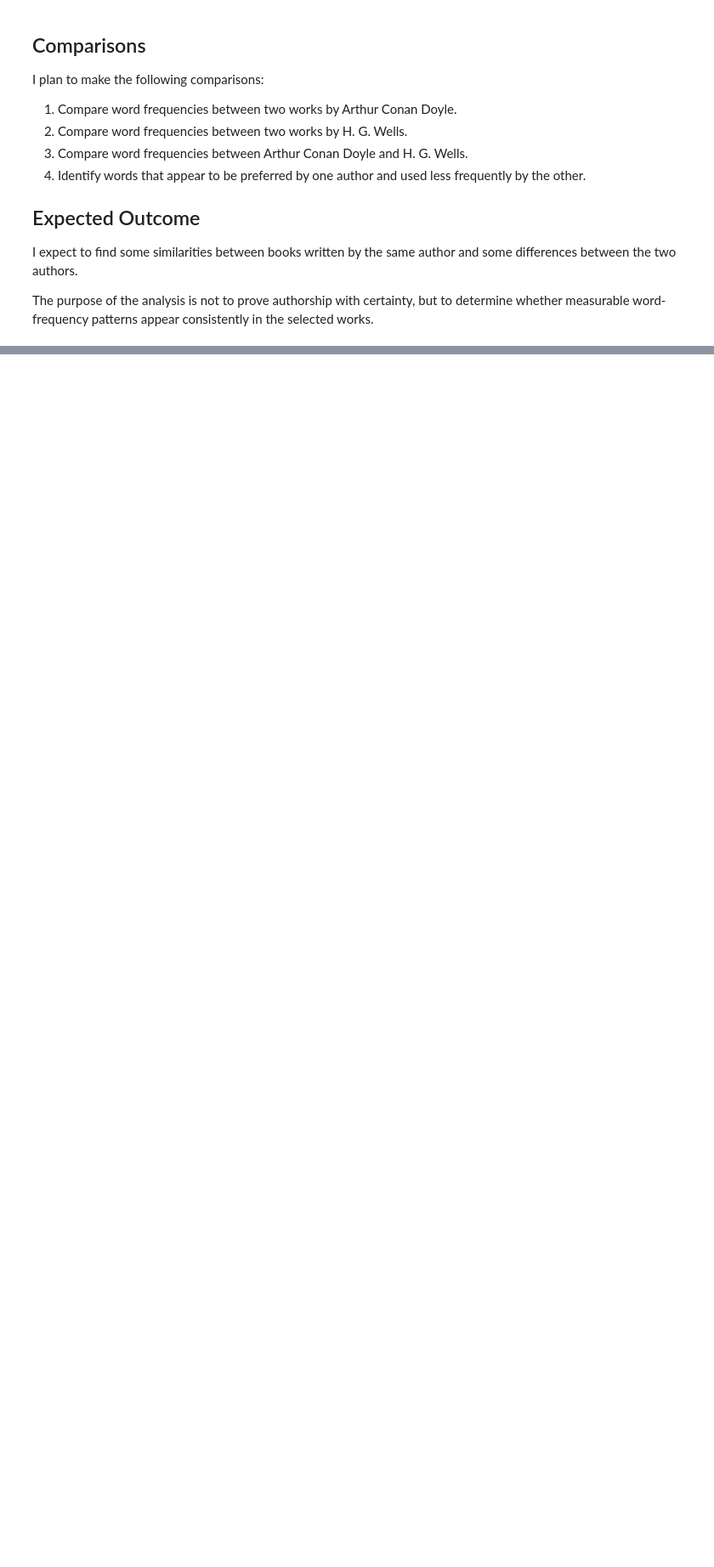
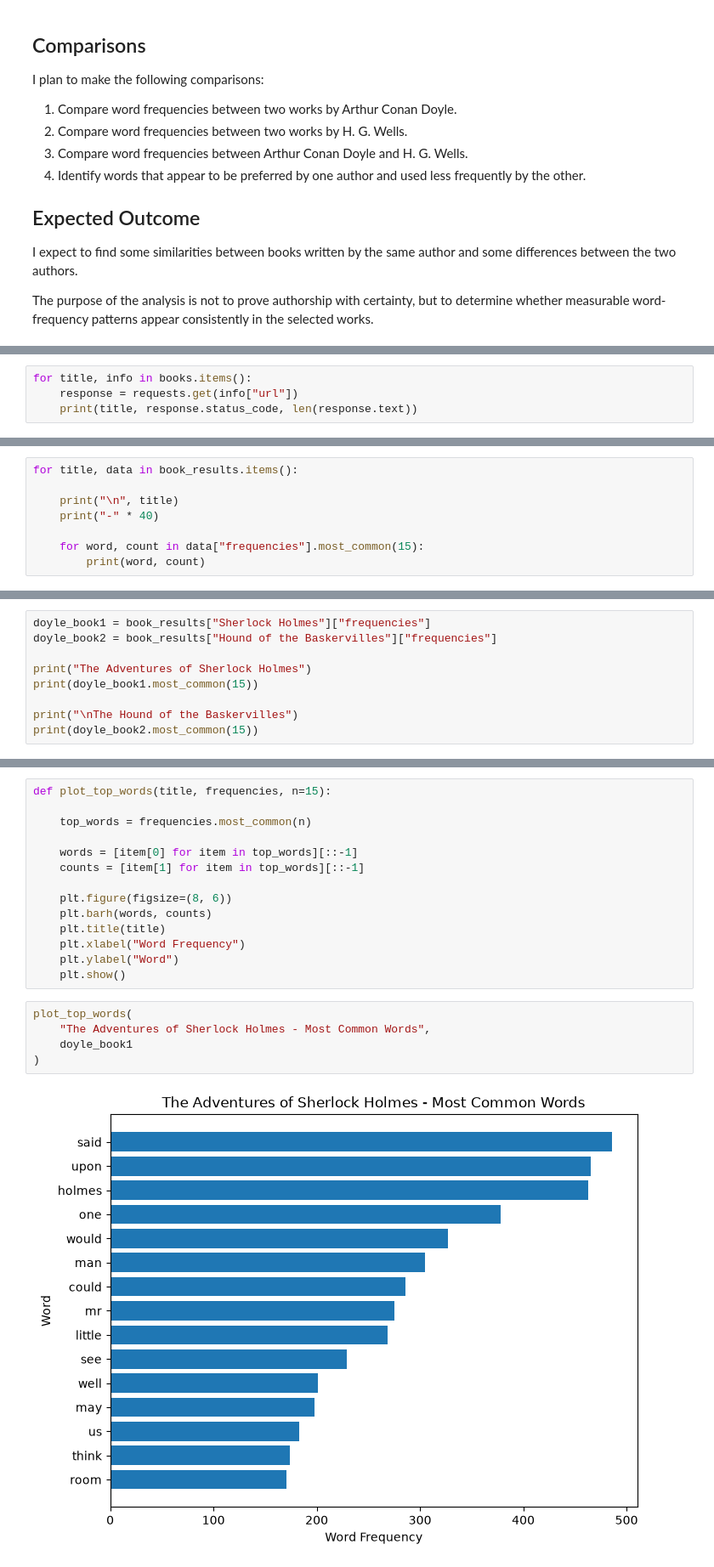
Before and after one commit to melawadyutk/MiniProject1, a Jupyter notebook: melawady.ipynb, the cells around one changed output, grey strips where cells are left out. Shown at 85% size. Cells and saved outputs as stored; diff of their text form; blank space fills up the shorter version.

```diff
--- a/melawady.ipynb
+++ b/melawady.ipynb
@@ -58,0 +119,4 @@ The purpose of the analysis is not to prove authorship with certainty, but to de
+# %%
+for title, info in books.items():
+    response = requests.get(info["url"])
+    print(title, response.status_code, len(response.text))
@@ -58,0 +202,8 @@ The purpose of the analysis is not to prove authorship with certainty, but to de
+# %%
+for title, data in book_results.items():
+
+    print("\n", title)
+    print("-" * 40)
+
+    for word, count in data["frequencies"].most_common(15):
+        print(word, count)
@@ -58,0 +232,9 @@ The purpose of the analysis is not to prove authorship with certainty, but to de
+# %%
+doyle_book1 = book_results["Sherlock Holmes"]["frequencies"]
+doyle_book2 = book_results["Hound of the Baskervilles"]["frequencies"]
+
+print("The Adventures of Sherlock Holmes")
+print(doyle_book1.most_common(15))
+
+print("\nThe Hound of the Baskervilles")
+print(doyle_book2.most_common(15))
@@ -58,0 +247,21 @@ The purpose of the analysis is not to prove authorship with certainty, but to de
+# %%
+def plot_top_words(title, frequencies, n=15):
+
+    top_words = frequencies.most_common(n)
+
+    words = [item[0] for item in top_words][::-1]
+    counts = [item[1] for item in top_words][::-1]
+
+    plt.figure(figsize=(8, 6))
+    plt.barh(words, counts)
+    plt.title(title)
+    plt.xlabel("Word Frequency")
+    plt.ylabel("Word")
+    plt.show()
+# %%
+plot_top_words(
+    "The Adventures of Sherlock Holmes - Most Common Words",
+    doyle_book1
+)
+# %% [output]
+[figure, added]
```
Also changed, not shown: parts of 47 cells of this notebook.
